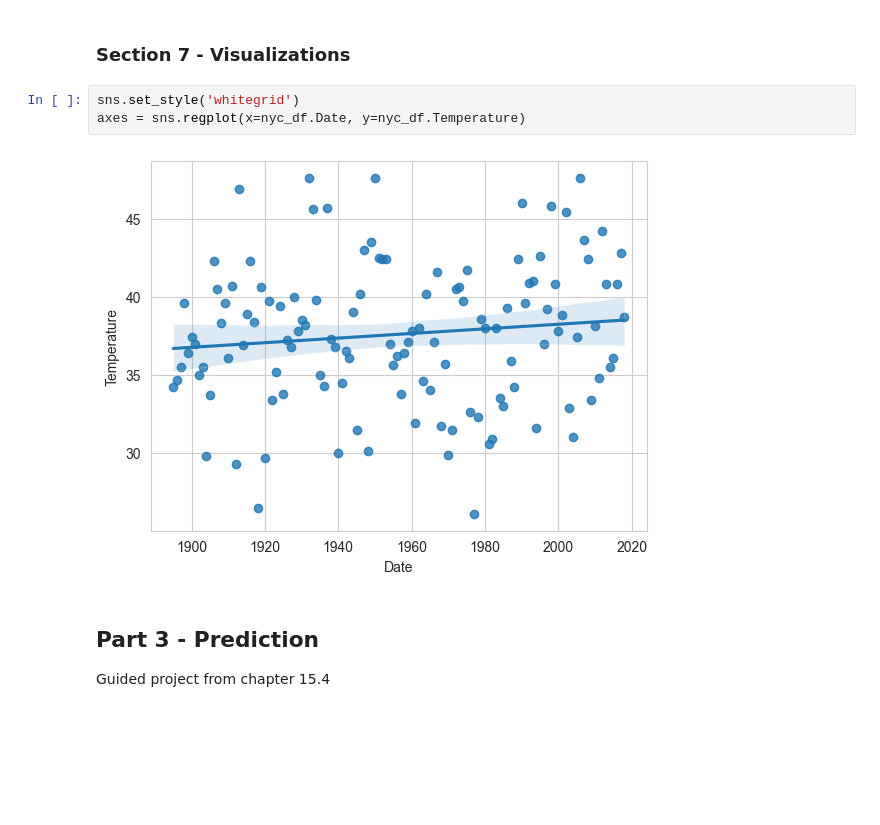
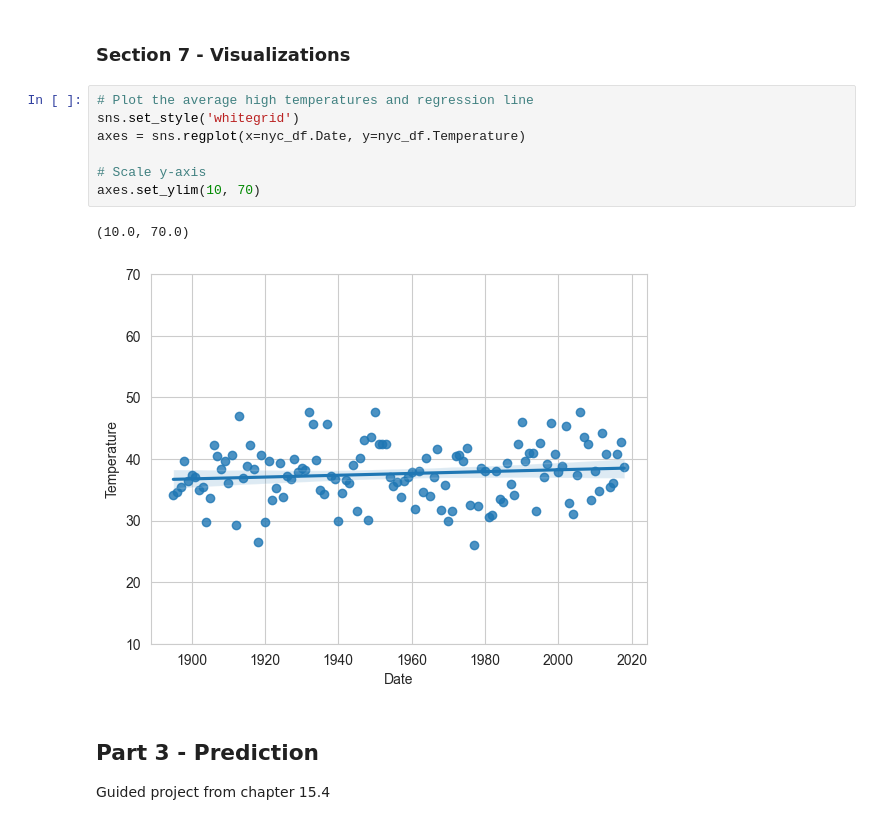
Before and after one commit to sydsailors/datfun-07-ml, a Jupyter notebook: sydney_ml.ipynb, the cells around one changed output. Cells and saved outputs as stored; diff of their text form; blank space fills up the shorter version.

```diff
--- a/sydney_ml.ipynb
+++ b/sydney_ml.ipynb
@@ -117,10 +117,15 @@ np.float64(38.5922281667978)
 # %% [markdown]
 ### Section 7 - Visualizations
 # %%
+# Plot the average high temperatures and regression line
 sns.set_style('whitegrid')
 axes = sns.regplot(x=nyc_df.Date, y=nyc_df.Temperature)
+
+# Scale y-axis
+axes.set_ylim(10, 70)
 # %% [output]
+(10.0, 70.0)
-[figure, old version]
+[figure, new version]
 # %% [markdown]
 ## Part 3 - Prediction
 
```
Also changed, not shown: parts of 6 cells of this notebook.
